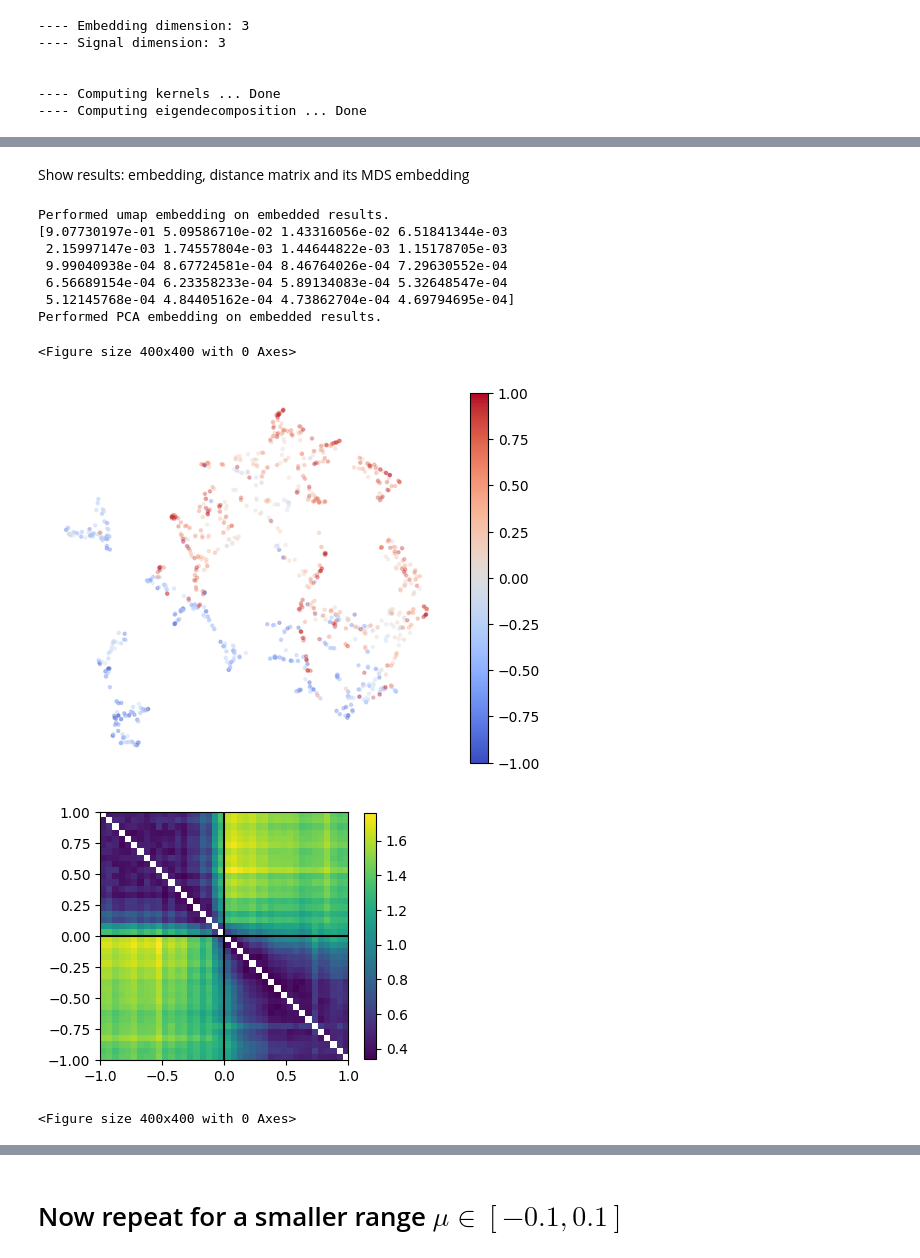
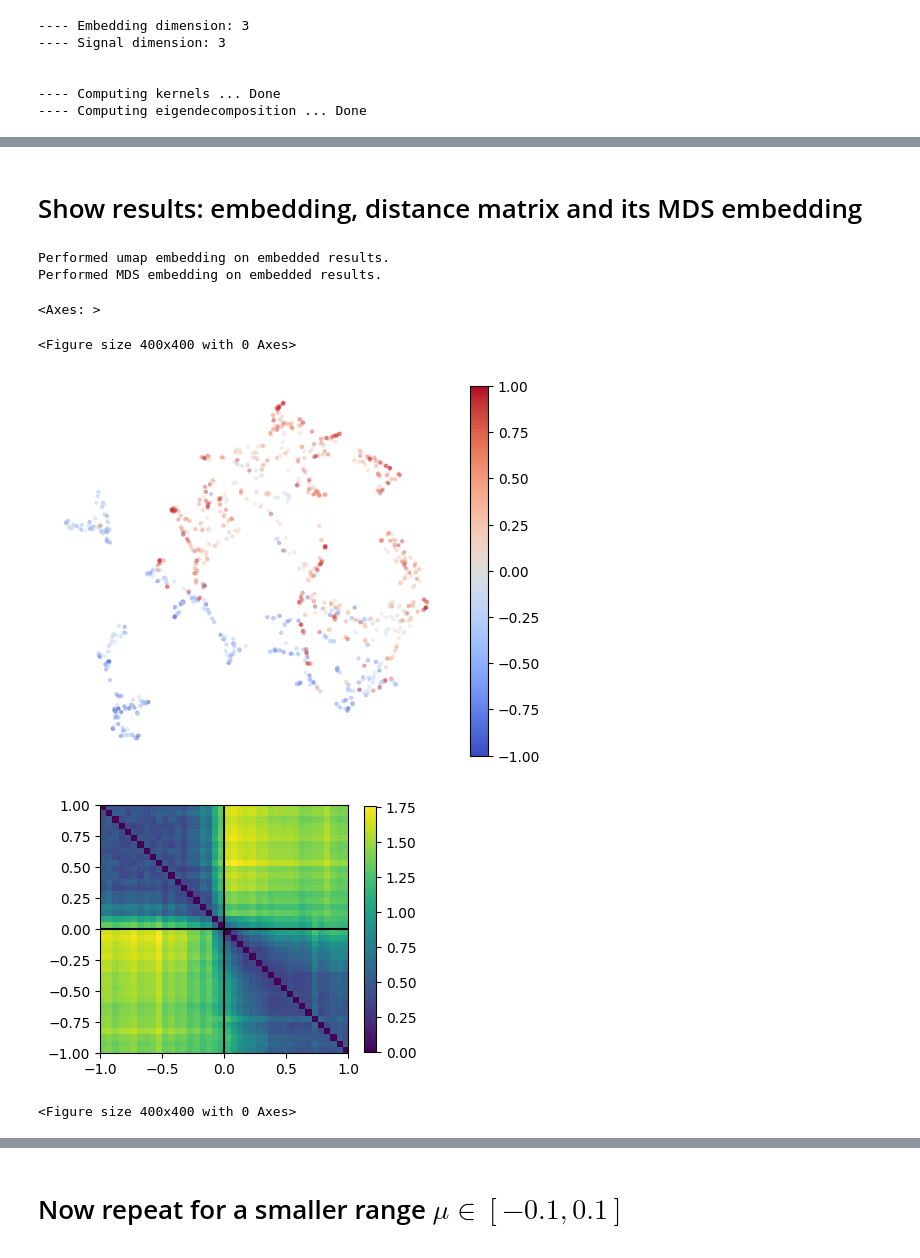
Before and after one commit to agosztolai/MARBLE, a Jupyter notebook: examples/vanderpol.ipynb, the cells around one changed output, grey strips where cells are left out. Drawn from its saved outputs; the diff is of its cells as text; code cells hidden in the pictures.

```diff
--- a/examples/vanderpol.ipynb
+++ b/examples/vanderpol.ipynb
@@ -118,33 +118,30 @@ Epoch: 48, Training loss: 0.997229, Validation loss: 1.0241, lr: 0.0100
 Epoch: 49, Training loss: 0.992400, Validation loss: 1.0164, lr: 0.0100
 Final test loss: 1.0026
 # %% [markdown]
-Show results: embedding, distance matrix and its MDS embedding
+# Show results: embedding, distance matrix and its MDS embedding
 # %%
 data = model.evaluate(data)
-data = MARBLE.cluster_embeddings(data)
+data = MARBLE.distribution_distances(data)
+data = MARBLE.embed_in_2D(data)
 
 plt.figure(figsize=(4, 4))
 plotting.embedding(data, mus[data.y.numpy().astype(int)])
 
 plt.figure(figsize=(4, 4))
 im = plt.imshow(data.dist, extent=[mus[0], mus[-1], mus[0], mus[-1]])
 plt.axhline(0, c='k')
 plt.axvline(0, c='k')
 plt.colorbar(im, shrink=0.8)
 
 emb_MDS, _ = geometry.embed(data.dist, embed_typ='MDS')
 
 plt.figure(figsize=(4, 4))
 plotting.embedding(emb_MDS, mus, s=30, alpha=1)
 # %% [output]
 Performed umap embedding on embedded results.
-[9.07730197e-01 5.09586710e-02 1.43316056e-02 6.51841344e-03
- 2.15997147e-03 1.74557804e-03 1.44644822e-03 1.15178705e-03
- 9.99040938e-04 8.67724581e-04 8.46764026e-04 7.29630552e-04
- 6.56689154e-04 6.23358233e-04 5.89134083e-04 5.32648547e-04
- 5.12145768e-04 4.84405162e-04 4.73862704e-04 4.69794695e-04]
-Performed PCA embedding on embedded results.
+Performed MDS embedding on embedded results.
-<Figure size 400x400 with 0 Axes>
+<Axes: >
+<Figure size 400x400 with 0 Axes>
 [figure]
-[figure, old version]
+[figure, new version]
-<Figure size 400x400 with 0 Axes>
+<Figure size 400x400 with 0 Axes>
```
Also changed, not shown: parts of 5 cells of this notebook.
